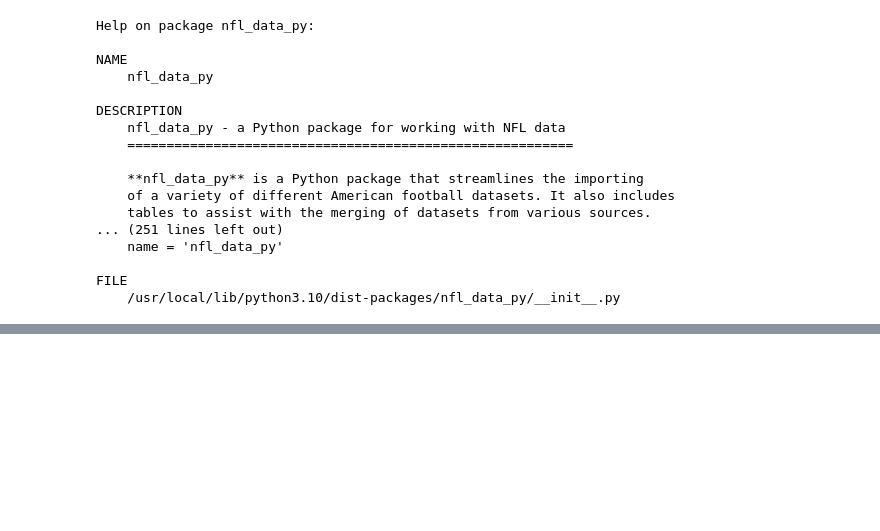
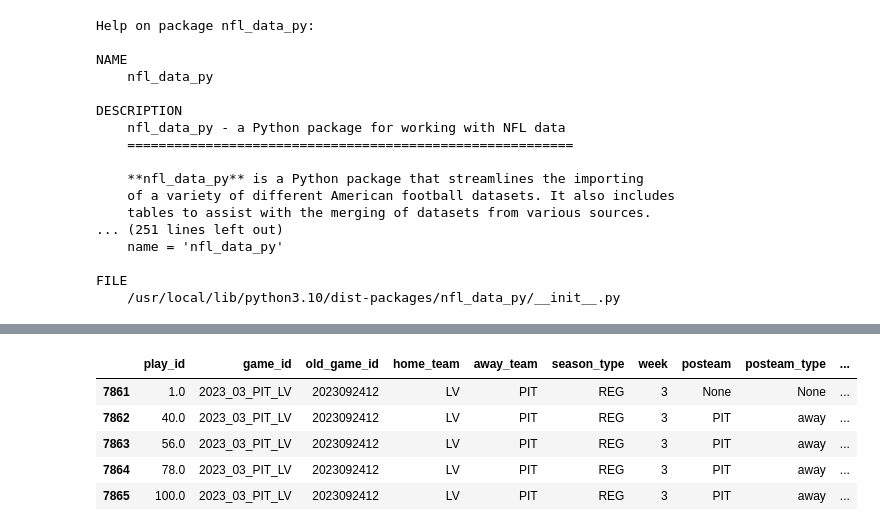
Before and after one commit to bdunn20/nfl_data_py, a Jupyter notebook: nfl_data_py_EPA.ipynb, the cells around one changed output, grey strips where cells are left out. Cells and saved outputs as stored; diff of their text form; code cells hidden in the pictures; blank space fills up the shorter version.

```diff
--- a/nfl_data_py_EPA.ipynb
+++ b/nfl_data_py_EPA.ipynb
@@ -61,0 +99,10 @@ FILE
+# %%
+LV_PIT = pbp_2023.query('home_team == "LV" & week == 3')
+LV_PIT.head()
+# %% [output]
+|  | play_id | game_id | old_game_id | home_team | away_team | season_type | week | posteam | posteam_type | ... |
+| 7861 | 1.0 | 2023_03_PIT_LV | 2023092412 | LV | PIT | REG | 3 | None | None | ... |
+| 7862 | 40.0 | 2023_03_PIT_LV | 2023092412 | LV | PIT | REG | 3 | PIT | away | ... |
+| 7863 | 56.0 | 2023_03_PIT_LV | 2023092412 | LV | PIT | REG | 3 | PIT | away | ... |
+| 7864 | 78.0 | 2023_03_PIT_LV | 2023092412 | LV | PIT | REG | 3 | PIT | away | ... |
+| 7865 | 100.0 | 2023_03_PIT_LV | 2023092412 | LV | PIT | REG | 3 | PIT | away | ... |
```
Also changed, not shown: parts of 6 cells of this notebook.
